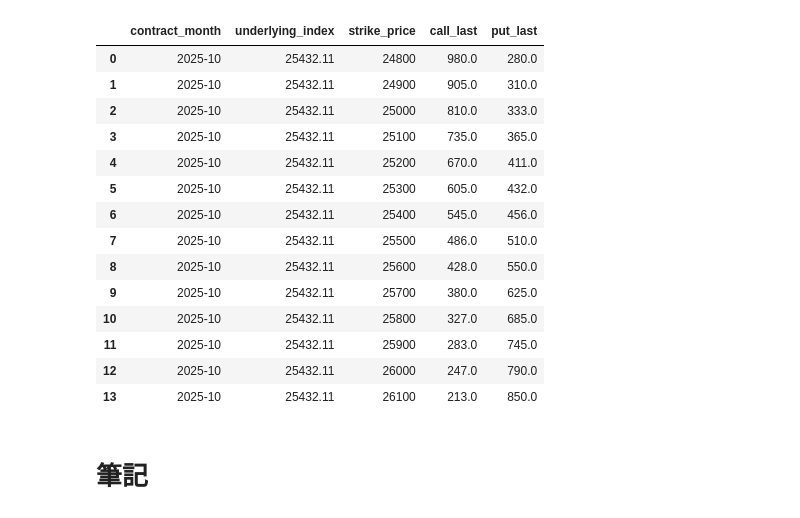
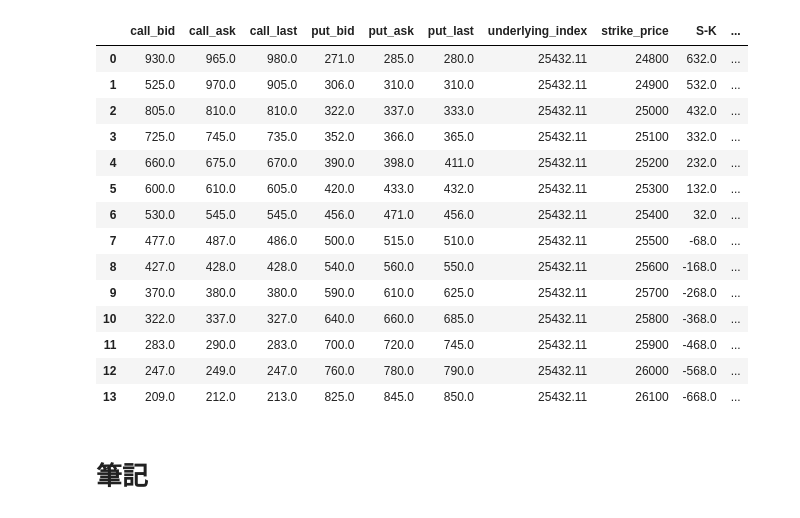
Before and after one commit to bimy09233/115-course-ai-for-finance-lab, a Jupyter notebook: HW3/option_strategy.ipynb, the cells around one changed output. Drawn from its saved outputs; the diff is of its cells as text; code cells hidden in the pictures.

```diff
--- a/HW3/option_strategy.ipynb
+++ b/HW3/option_strategy.ipynb
@@ -2,26 +2,35 @@
 import pandas as pd
 # %%
 df = pd.read_csv("./txo_2025-09-17_1334_2025-10_quotes.csv")
-df = df[[
-    'contract_month', 'underlying_index', 'strike_price',
-    'call_last', 'put_last']]
-df
+df = df[['underlying_index', 'strike_price',
+       'call_bid', 'call_ask', 'call_last','put_bid',
+       'put_ask', 'put_last']]
+df['S-K'] = df['underlying_index'].round() - df['strike_price']
+df['net_premium@last'] = df['call_last'] - df['put_last']
+df['breakeven@last'] = df['strike_price'] + df['net_premium@last']
+df['net_premium@bid_ask'] = df['call_bid'] - df['put_ask']
+df['breakeven@bid_ask'] = df['strike_price'] + df['net_premium@bid_ask']
+df['spread@last'] = df['S-K'] - df['net_premium@last']
+df['spread@bid_ask'] = df['S-K'] - df['net_premium@bid_ask']
+df[['call_bid', 'call_ask', 'call_last', 'put_bid', 'put_ask', 'put_last',
+    'underlying_index', 'strike_price', 'S-K','net_premium@last', 'net_premium@bid_ask',
+    'spread@last', 'spread@bid_ask']]
 # %% [output]
-|  | contract_month | underlying_index | strike_price | call_last | put_last |
-| 0 | 2025-10 | 25432.11 | 24800 | 980.0 | 280.0 |
-| 1 | 2025-10 | 25432.11 | 24900 | 905.0 | 310.0 |
-| 2 | 2025-10 | 25432.11 | 25000 | 810.0 | 333.0 |
-| 3 | 2025-10 | 25432.11 | 25100 | 735.0 | 365.0 |
-| 4 | 2025-10 | 25432.11 | 25200 | 670.0 | 411.0 |
-| 5 | 2025-10 | 25432.11 | 25300 | 605.0 | 432.0 |
-| 6 | 2025-10 | 25432.11 | 25400 | 545.0 | 456.0 |
-| 7 | 2025-10 | 25432.11 | 25500 | 486.0 | 510.0 |
-| 8 | 2025-10 | 25432.11 | 25600 | 428.0 | 550.0 |
-| 9 | 2025-10 | 25432.11 | 25700 | 380.0 | 625.0 |
-| 10 | 2025-10 | 25432.11 | 25800 | 327.0 | 685.0 |
-| 11 | 2025-10 | 25432.11 | 25900 | 283.0 | 745.0 |
-| 12 | 2025-10 | 25432.11 | 26000 | 247.0 | 790.0 |
-| 13 | 2025-10 | 25432.11 | 26100 | 213.0 | 850.0 |
+|  | call_bid | call_ask | call_last | put_bid | put_ask | put_last | underlying_index | strike_price | S-K | ... |
+| 0 | 930.0 | 965.0 | 980.0 | 271.0 | 285.0 | 280.0 | 25432.11 | 24800 | 632.0 | ... |
+| 1 | 525.0 | 970.0 | 905.0 | 306.0 | 310.0 | 310.0 | 25432.11 | 24900 | 532.0 | ... |
+| 2 | 805.0 | 810.0 | 810.0 | 322.0 | 337.0 | 333.0 | 25432.11 | 25000 | 432.0 | ... |
+| 3 | 725.0 | 745.0 | 735.0 | 352.0 | 366.0 | 365.0 | 25432.11 | 25100 | 332.0 | ... |
+| 4 | 660.0 | 675.0 | 670.0 | 390.0 | 398.0 | 411.0 | 25432.11 | 25200 | 232.0 | ... |
+| 5 | 600.0 | 610.0 | 605.0 | 420.0 | 433.0 | 432.0 | 25432.11 | 25300 | 132.0 | ... |
+| 6 | 530.0 | 545.0 | 545.0 | 456.0 | 471.0 | 456.0 | 25432.11 | 25400 | 32.0 | ... |
+| 7 | 477.0 | 487.0 | 486.0 | 500.0 | 515.0 | 510.0 | 25432.11 | 25500 | -68.0 | ... |
+| 8 | 427.0 | 428.0 | 428.0 | 540.0 | 560.0 | 550.0 | 25432.11 | 25600 | -168.0 | ... |
+| 9 | 370.0 | 380.0 | 380.0 | 590.0 | 610.0 | 625.0 | 25432.11 | 25700 | -268.0 | ... |
+| 10 | 322.0 | 337.0 | 327.0 | 640.0 | 660.0 | 685.0 | 25432.11 | 25800 | -368.0 | ... |
+| 11 | 283.0 | 290.0 | 283.0 | 700.0 | 720.0 | 745.0 | 25432.11 | 25900 | -468.0 | ... |
+| 12 | 247.0 | 249.0 | 247.0 | 760.0 | 780.0 | 790.0 | 25432.11 | 26000 | -568.0 | ... |
+| 13 | 209.0 | 212.0 | 213.0 | 825.0 | 845.0 | 850.0 | 25432.11 | 26100 | -668.0 | ... |
 # %% [markdown]
 # 筆記
 # %% [markdown]
```
Also changed, not shown: parts of 17 cells of this notebook, 2 other files.
